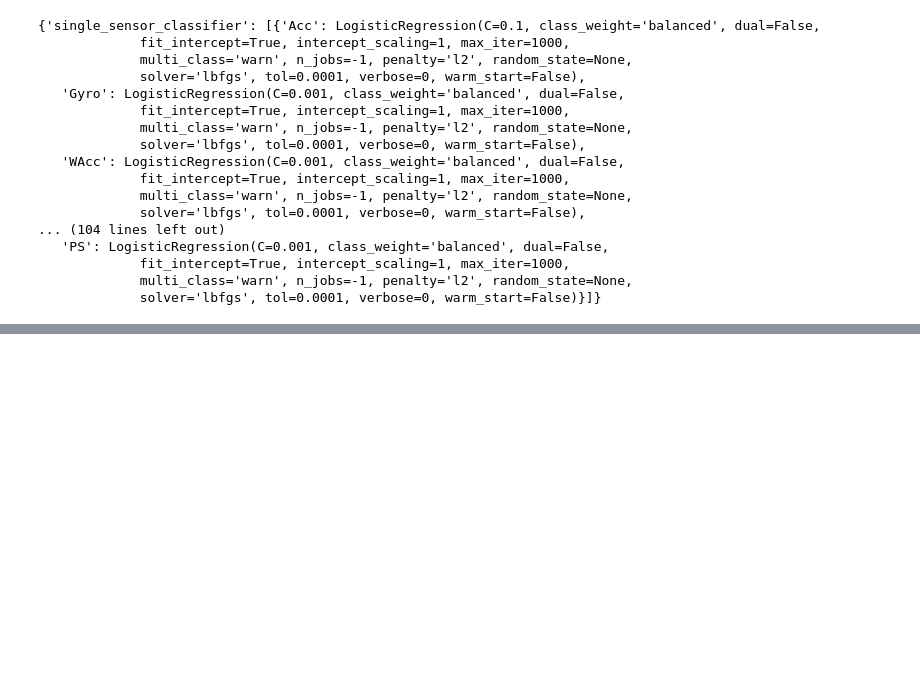
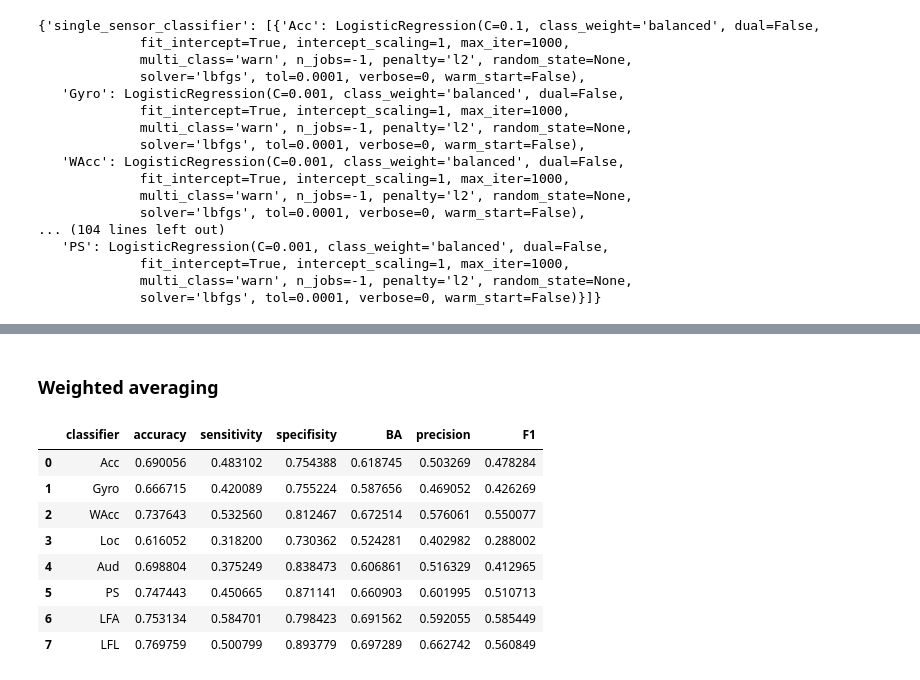
Before and after one commit to dlab-idc/Extra-Sensory, a Jupyter notebook: src/Classifiers.ipynb, the cells around one changed output, grey strips where cells are left out. Drawn from its saved outputs; the diff is of its cells as text; code cells hidden in the pictures; blank space fills up the shorter version.

```diff
--- a/src/Classifiers.ipynb
+++ b/src/Classifiers.ipynb
@@ -1066,0 +378,69 @@ pd.DataFrame.from_dict(evalutions_dict)
+# %% [markdown]
+### Weighted averaging
+# %%
+evalutions_dict = dict()
+
+# Single sensor
+feature_names = get_feature_names(standard_X_test, ['label'])  # In this case we using the data with our label!
+sensor_names = get_sensor_names(feature_names)
+
+for sensor_name in sensor_names:
+    single_sesnor_state = single_sensors_states_dict[sensor_name]
+    scores_arr = []
+
+    for c in range(NUM_OF_LABELS):
+        class_state = single_sesnor_state[:, c]
+        TP, TN, FP, FN = class_state[0], class_state[1], class_state[2], class_state[3]
+
+        scores_arr.append(get_evaluations_metric_scores(TP, TN, FP, FN))
+
+    scores_arr = np.dot(test_class_weights, np.array(scores_arr))
+
+    sensitivity, specifisity, accuracy, precision, BA, F1 =\
+            scores_arr[0], scores_arr[1], scores_arr[2], scores_arr[3], scores_arr[4], scores_arr[5]
+    insert_values_to_evaluations_dict(evalutions_dict, sensor_name,
+                                 sensitivity, specifisity, accuracy, precision, BA, F1)
+
+# LFA
+scores_arr = []
+
+for c in range(NUM_OF_LABELS):
+    class_state = LFA_states[:, c]
+    TP, TN, FP, FN = class_state[0], class_state[1], class_state[2], class_state[3]
+
+    scores_arr.append(get_evaluations_metric_scores(TP, TN, FP, FN))
+
+scores_arr = np.dot(test_class_weights, np.array(scores_arr))
+
+sensitivity, specifisity, accuracy, precision, BA, F1 =\
+        scores_arr[0], scores_arr[1], scores_arr[2], scores_arr[3], scores_arr[4], scores_arr[5]
+insert_values_to_evaluations_dict(evalutions_dict, "LFA",
+                                  sensitivity, specifisity, accuracy, precision, BA, F1)
+
+# LFL
+scores_arr = []
+
+for c in range(NUM_OF_LABELS):
+    class_state = LFL_states[:, c]
+    TP, TN, FP, FN = class_state[0], class_state[1], class_state[2], class_state[3]
+
+    scores_arr.append(get_evaluations_metric_scores(TP, TN, FP, FN))
+
+scores_arr = np.dot(test_class_weights, np.array(scores_arr))
+
+sensitivity, specifisity, accuracy, precision, BA, F1 =\
+        scores_arr[0], scores_arr[1], scores_arr[2], scores_arr[3], scores_arr[4], scores_arr[5]
+insert_values_to_evaluations_dict(evalutions_dict, "LFL",
+                                 sensitivity, specifisity, accuracy, precision, BA, F1)
+
+pd.DataFrame.from_dict(evalutions_dict)
+# %% [output]
+|  | classifier | accuracy | sensitivity | specifisity | BA | precision | F1 |
+| 0 | Acc | 0.690056 | 0.483102 | 0.754388 | 0.618745 | 0.503269 | 0.478284 |
+| 1 | Gyro | 0.666715 | 0.420089 | 0.755224 | 0.587656 | 0.469052 | 0.426269 |
+| 2 | WAcc | 0.737643 | 0.532560 | 0.812467 | 0.672514 | 0.576061 | 0.550077 |
+| 3 | Loc | 0.616052 | 0.318200 | 0.730362 | 0.524281 | 0.402982 | 0.288002 |
+| 4 | Aud | 0.698804 | 0.375249 | 0.838473 | 0.606861 | 0.516329 | 0.412965 |
+| 5 | PS | 0.747443 | 0.450665 | 0.871141 | 0.660903 | 0.601995 | 0.510713 |
+| 6 | LFA | 0.753134 | 0.584701 | 0.798423 | 0.691562 | 0.592055 | 0.585449 |
+| 7 | LFL | 0.769759 | 0.500799 | 0.893779 | 0.697289 | 0.662742 | 0.560849 |
```
Also changed, not shown: parts of 15 cells of this notebook, 3 other files.
